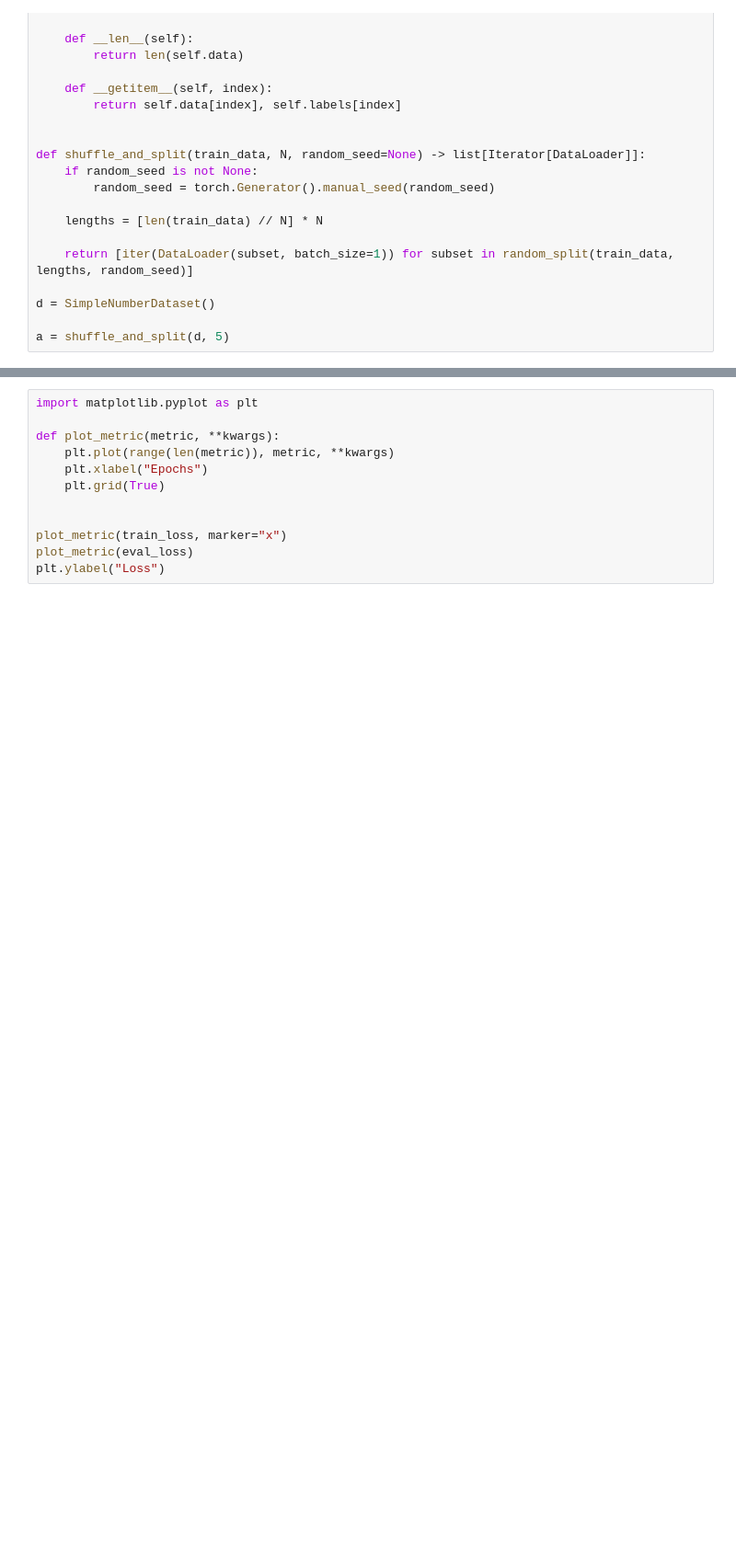
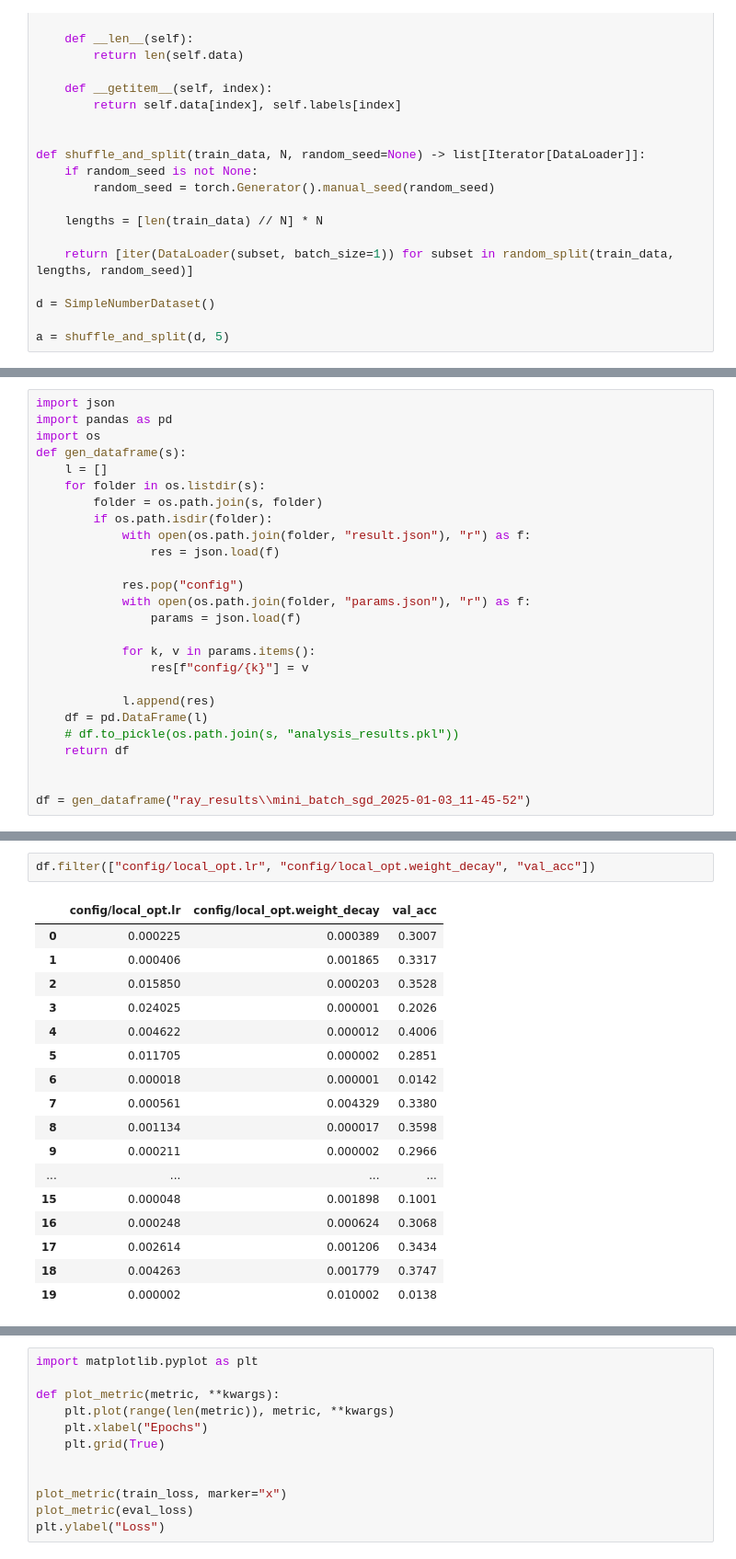
Before and after one commit to maxi-fr/distributed-learning, a Jupyter notebook: test_notebook.ipynb, the cells around one changed output, grey strips where cells are left out. Shown at 92% size. Cells and saved outputs as stored; diff of their text form; blank space fills up the shorter version.

```diff
--- a/test_notebook.ipynb
+++ b/test_notebook.ipynb
@@ -53,3 +101,29 @@ a = shuffle_and_split(d, 5)
+# %%
+import json
+import pandas as pd
+import os
+def gen_dataframe(s):
+    l = []
+    for folder in os.listdir(s):
+        folder = os.path.join(s, folder)
+        if os.path.isdir(folder):
+            with open(os.path.join(folder, "result.json"), "r") as f:
+                res = json.load(f)
+
+            res.pop("config")
+            with open(os.path.join(folder, "params.json"), "r") as f:
+                params = json.load(f)
+
+            for k, v in params.items():
+                res[f"config/{k}"] = v
+
+            l.append(res)
+    df = pd.DataFrame(l)
+    # df.to_pickle(os.path.join(s, "analysis_results.pkl"))
+    return df
+
+
+df = gen_dataframe("ray_results\\mini_batch_sgd_2025-01-03_11-45-52")
 # %%
 import numpy as np
 import matplotlib.pyplot as plt
@@ -79,0 +165,20 @@ np.float64(0.0)
+# %%
+df.filter(["config/local_opt.lr", "config/local_opt.weight_decay", "val_acc"])
+# %% [output]
+|  | config/local_opt.lr | config/local_opt.weight_decay | val_acc |
+| 0 | 0.000225 | 0.000389 | 0.3007 |
+| 1 | 0.000406 | 0.001865 | 0.3317 |
+| 2 | 0.015850 | 0.000203 | 0.3528 |
+| 3 | 0.024025 | 0.000001 | 0.2026 |
+| 4 | 0.004622 | 0.000012 | 0.4006 |
+| 5 | 0.011705 | 0.000002 | 0.2851 |
+| 6 | 0.000018 | 0.000001 | 0.0142 |
+| 7 | 0.000561 | 0.004329 | 0.3380 |
+| 8 | 0.001134 | 0.000017 | 0.3598 |
+| 9 | 0.000211 | 0.000002 | 0.2966 |
+| ... | ... | ... | ... |
+| 15 | 0.000048 | 0.001898 | 0.1001 |
+| 16 | 0.000248 | 0.000624 | 0.3068 |
+| 17 | 0.002614 | 0.001206 | 0.3434 |
+| 18 | 0.004263 | 0.001779 | 0.3747 |
+| 19 | 0.000002 | 0.010002 | 0.0138 |
```
Also changed, not shown: parts of 7 cells of this notebook, 4 other files.
